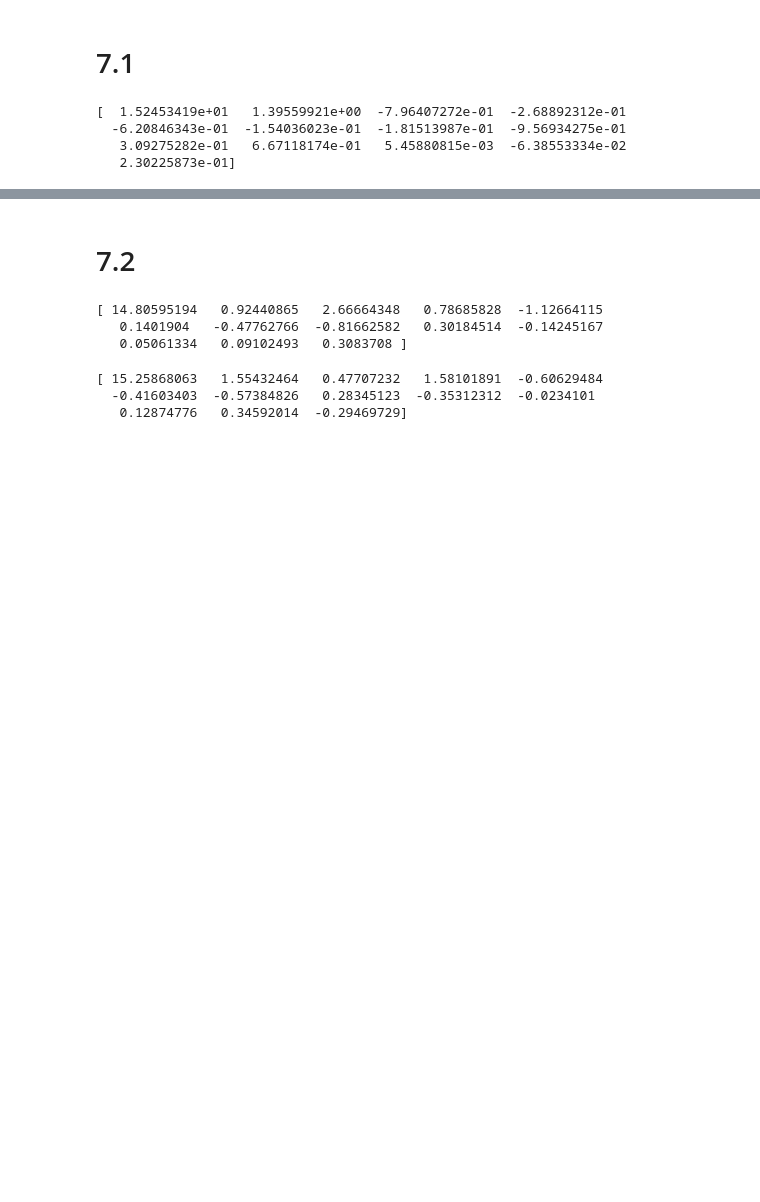
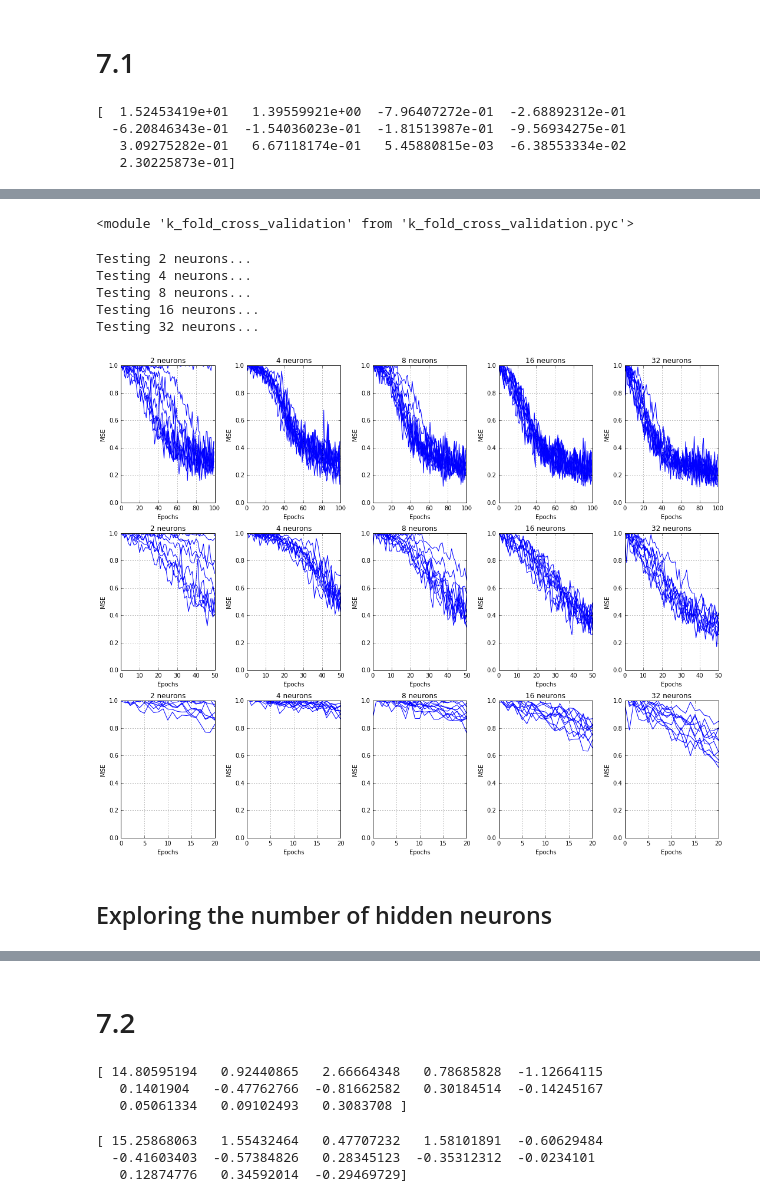
Before and after one commit to BinaryBrain/HEIG-MLG-Lab2, a Jupyter notebook: Report-7.1-draft.ipynb, the cells around one changed output, grey strips where cells are left out. Saved outputs shown, nothing was run; the diff lists cells and outputs as text; code cells hidden in the pictures; blank space fills up the shorter version.

```diff
--- a/Report-7.1-draft.ipynb
+++ b/Report-7.1-draft.ipynb
@@ -46,7 +46,9 @@ print namMeanCeps[0]
    3.09275282e-01   6.67118174e-01   5.45880815e-03  -6.38553334e-02
    2.30225873e-01]
 # %%
-dataset = []
-dataset = np.append(map(lambda x: np.append(x, 1), nafMeanCeps), map(lambda x: np.append(x, -1), namMeanCeps))
-print(len(dataset))
+#print map(lambda x: np.append(x, 1), nafMeanCeps)
+dsf = np.array(map(lambda x: np.append(x, 1), nafMeanCeps))
+dsm = np.array(map(lambda x: np.append(x, -1), namMeanCeps))
+dataset = np.append(dsf, dsm, axis=0)
+print dataset
 # %% [output]
@@ -53,0 +68,52 @@ print(len(dataset))
+# %%
+import mlp_backprop_momentum as mlp
+reload(mlp)
+import k_fold_cross_validation as cv
+reload(cv)
+# %% [output]
+<module 'k_fold_cross_validation' from 'k_fold_cross_validation.pyc'>
+# %%
+N_INITS = 10
+EPOCHS = 100
+N_NEURONS = [2, 4, 8, 16, 32]
+LEARNING_RATE = 0.001
+MOMENTUM = 0.5
+# %%
+MSE = np.zeros((len(N_NEURONS), N_INITS, EPOCHS))
+
+for i_h, h in enumerate(N_NEURONS):                                     # looping the number of hidden neurons
+    print 'Testing', h, 'neurons...'
+    nn = mlp.MLP([13,h,2], 'tanh')
+    for i in np.arange(N_INITS):                                        # looping the initializations
+        nn.init_weights()
+
+        MSE[i_h, i, :] = nn.fit((dataset[:,0:13], dataset[:,13:15]),
+                                learning_rate=LEARNING_RATE,
+                                momentum=MOMENTUM,
+                                epochs=EPOCHS)
+# %% [output]
+Testing 2 neurons...
+Testing 4 neurons...
+Testing 8 neurons...
+Testing 16 neurons...
+Testing 32 neurons...
+# %%
+pl.figure(figsize=(15,12))
+p_count = 0
+for lim in [100, 50, 20]:
+    for n in np.arange(MSE.shape[0]):
+        p_count += 1
+        pl.subplot(3,MSE.shape[0], p_count)
+        for i in np.arange(MSE.shape[1]):
+            pl.plot(MSE[n,i,:], c='b')
+        pl.ylim(0,1)
+        pl.xlim(0,lim)
+        pl.xlabel('Epochs')
+        pl.ylabel('MSE')
+        pl.title(str(N_NEURONS[n]) + ' neurons')
+        pl.grid()
+pl.tight_layout()
+# %% [output]
+[figure, added]
+# %% [markdown]
+## Exploring the number of hidden neurons
```
Also changed, not shown: parts of 12 cells of this notebook, 1 other file.
